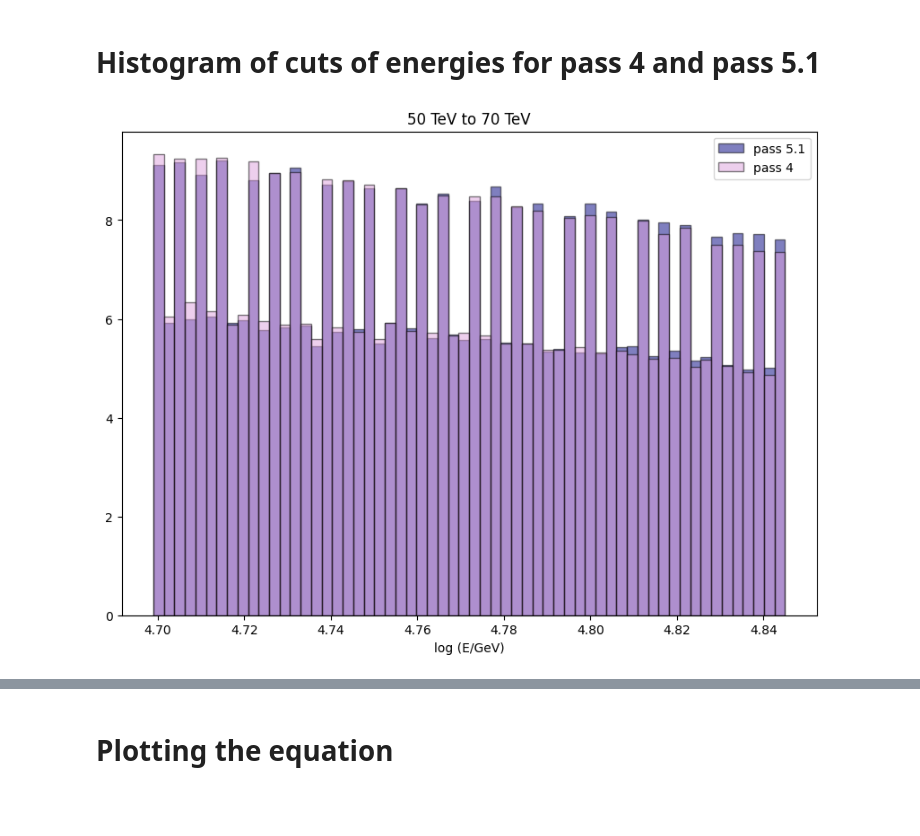
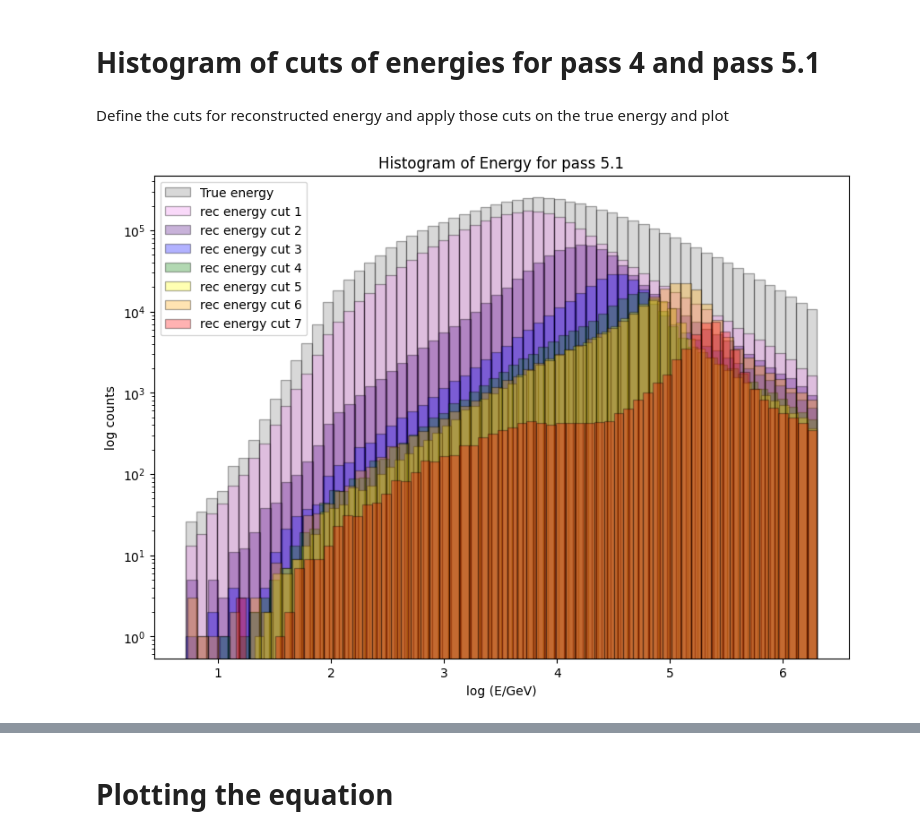
Before and after one commit to riyakore/WIPAC, a Jupyter notebook: Monte_Carlo_Data.ipynb, the cells around one changed output, grey strips where cells are left out. Drawn from its saved outputs; the diff is of its cells as text; code cells hidden in the pictures; blank space fills up the shorter version.

```diff
--- a/Monte_Carlo_Data.ipynb
+++ b/Monte_Carlo_Data.ipynb
@@ -213,6 +213,18 @@ rec_cut7_4 = np.logical_and(rec_log_nnE_4 >= np.log10(2e5),rec_log_nnE_4 <= np.l
 # rec_cut5_4 = rec_log_nnE_4 > np.log10(7e4)
 # %% [markdown]
 ### Pass 5.1
+# %%
+# applying the reconstructed energy cuts on the true energy
+
+main_cut1_5 = true_log_E_5[rec_cut1_5]
+main_cut2_5 = true_log_E_5[rec_cut2_5]
+main_cut3_5 = true_log_E_5[rec_cut3_5]
+main_cut4_5 = true_log_E_5[rec_cut4_5]
+main_cut5_5 = true_log_E_5[rec_cut5_5]
+main_cut6_5 = true_log_E_5[rec_cut6_5]
+main_cut7_5 = true_log_E_5[rec_cut7_5]
+
+main_energies_5 = [main_cut1_5, main_cut2_5, main_cut3_5, main_cut4_5, main_cut5_5, main_cut6_5, main_cut7_5]
 # %%
 # true energy cuts pass 5.1
 
@@ -539,31 +563,26 @@ for i in range(7):  # Loop over the 5 cuts
 [figure]
 # %% [markdown]
 # Histogram of cuts of energies for pass 4 and pass 5.1
+# %% [markdown]
+Define the cuts for reconstructed energy and apply those cuts on the true energy and plot
 # %%
-# true_log_E_5
+# histogram for pass 5.1 with all initial cuts applied
+# use a for loop to plot all this
+# also plot the median with a black line for each cut
 plt.figure(figsize = (10,7))
 plt.hist(true_log_E_5, bins = 60, histtype = 'bar', alpha = 0.3, label = "True energy", edgecolor='black', color='grey')
-plt.hist(rec_energy_cut1_5, bins = 15, histtype = 'bar', alpha = 0.5, label = "rec energy cut 1", edgecolor='black', color='violet')
-plt.hist(rec_energy_cut2_5, bins = 15, histtype = 'bar', alpha = 0.5, label = "rec energy cut 2", edgecolor='black', color='indigo')
-plt.hist(rec_energy_cut3_5, bins = 15, histtype = 'bar', alpha = 0.5, label = "rec energy cut 3", edgecolor='black', color='blue')
-plt.hist(rec_energy_cut4_5, bins = 15, histtype = 'bar', alpha = 0.5, label = "rec energy cut 4", edgecolor='black', color='green')
-plt.hist(rec_energy_cut5_5, bins = 15, histtype = 'bar', alpha = 0.5, label = "rec energy cut 5", edgecolor='black', color='yellow')
-plt.hist(rec_energy_cut6_5, bins = 15, histtype = 'bar', alpha = 0.5, label = "rec energy cut 6", edgecolor='black', color='orange')
-plt.hist(rec_energy_cut7_5, bins = 15, histtype = 'bar', alpha = 0.5, label = "rec energy cut 7", edgecolor='black', color='red')
+plt.hist(main_cut1_5, bins = 60, histtype = 'bar', alpha = 0.3, label = "rec energy cut 1", edgecolor='black', color='violet')
+plt.hist(main_cut2_5, bins = 60, histtype = 'bar', alpha = 0.3, label = "rec energy cut 2", edgecolor='black', color='indigo')
+plt.hist(main_cut3_5, bins = 60, histtype = 'bar', alpha = 0.3, label = "rec energy cut 3", edgecolor='black', color='blue')
+plt.hist(main_cut4_5, bins = 60, histtype = 'bar', alpha = 0.3, label = "rec energy cut 4", edgecolor='black', color='green')
+plt.hist(main_cut5_5, bins = 60, histtype = 'bar', alpha = 0.3, label = "rec energy cut 5", edgecolor='black', color='yellow')
+plt.hist(main_cut6_5, bins = 60, histtype = 'bar', alpha = 0.3, label = "rec energy cut 6", edgecolor='black', color='orange')
+plt.hist(main_cut7_5, bins = 60, histtype = 'bar', alpha = 0.3, label = "rec energy cut 7", edgecolor='black', color='red')
 plt.title("Histogram of Energy for pass 5.1")
 plt.xlabel("log (E/GeV)")
 plt.yscale('log')
+plt.ylabel("log counts")
 plt.legend()
 plt.show()
+# %% [output]
+[figure, added]
-# %%
-# how should I normalize this?
-# for true energy
-plt.figure(figsize=(10, 7))
-plt.hist(true_energy_cut4_5, bins=60, histtype='bar', alpha=0.5, label="pass 5.1", density=True, edgecolor='black', color = 'navy')
-plt.hist(true_energy_cut4_4, bins=60, histtype='bar', alpha=0.5, label="pass 4", density=True, edgecolor='black', color = 'plum')
-plt.title("50 TeV to 70 TeV")
-plt.xlabel("log (E/GeV)")
-plt.legend()
-plt.show()
-# %% [output]
-[figure, removed]
```
Also changed, not shown: parts of 10 cells of this notebook.
